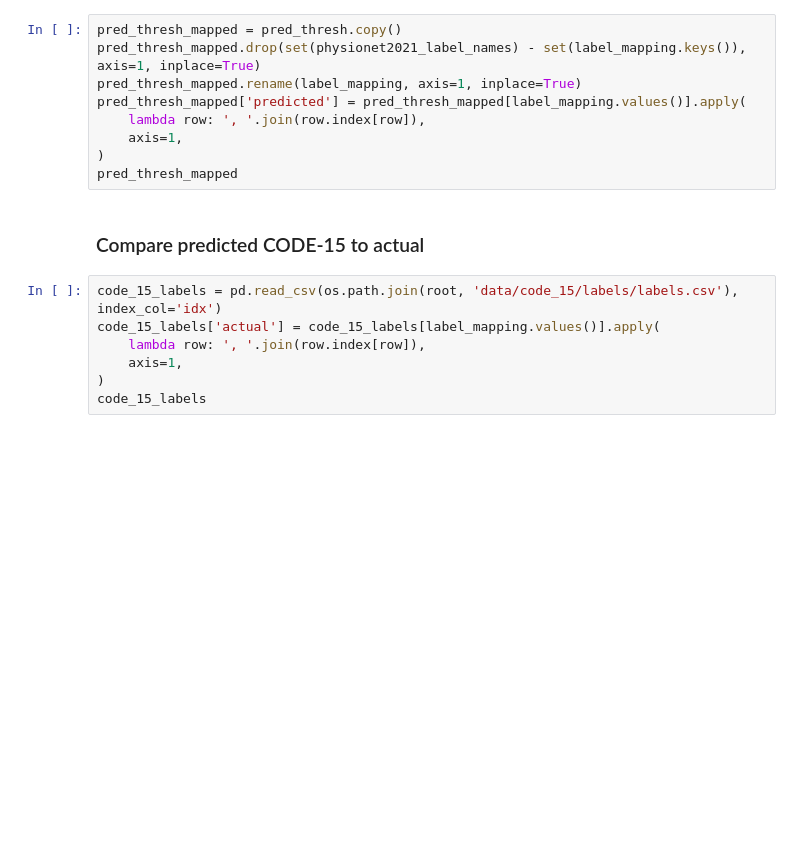
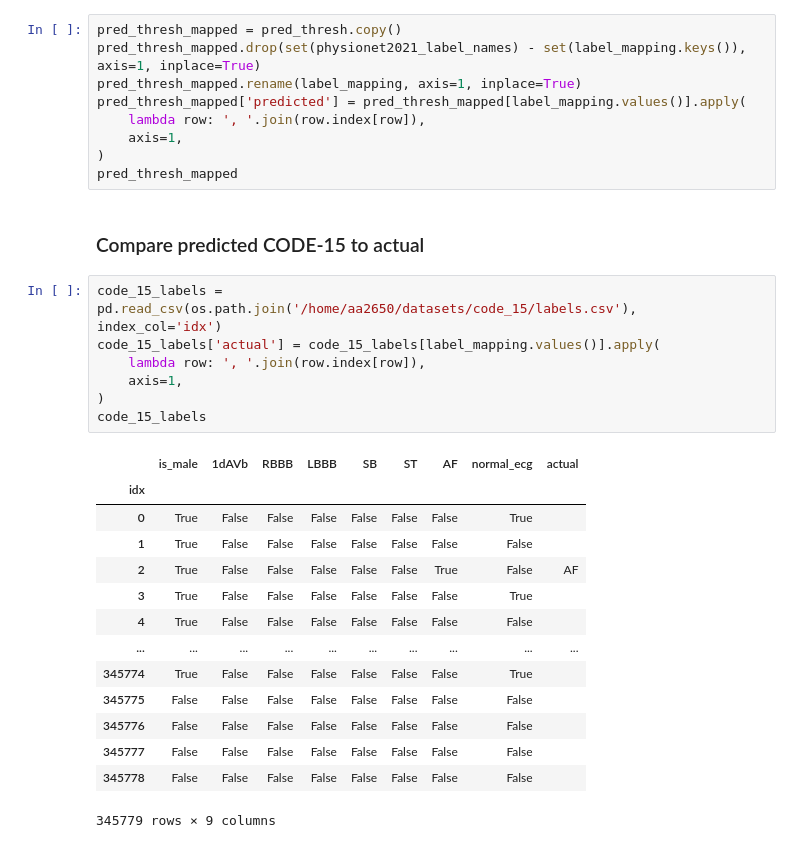
Before and after one commit to andresalvarezolmo/ECG-FM, a Jupyter notebook: notebooks/inference_CODE15.ipynb, the cells around one changed output. Cells and saved outputs as stored; diff of their text form; blank space fills up the shorter version.

```diff
--- a/notebooks/inference_CODE15.ipynb
+++ b/notebooks/inference_CODE15.ipynb
@@ -194,12 +351,27 @@ pred_thresh_mapped
 # %% [markdown]
 ### Compare predicted CODE-15 to actual
 # %%
-code_15_labels = pd.read_csv(os.path.join(root, 'data/code_15/labels/labels.csv'), index_col='idx')
+code_15_labels = pd.read_csv(os.path.join('/home/aa2650/datasets/code_15/labels.csv'), index_col='idx')
 code_15_labels['actual'] = code_15_labels[label_mapping.values()].apply(
     lambda row: ', '.join(row.index[row]),
     axis=1,
 )
 code_15_labels
+# %% [output]
+|  | is_male | 1dAVb | RBBB | LBBB | SB | ST | AF | normal_ecg | actual |
+| idx |  |  |  |  |  |  |  |  |  |
+| 0 | True | False | False | False | False | False | False | True |  |
+| 1 | True | False | False | False | False | False | False | False |  |
+| 2 | True | False | False | False | False | False | True | False | AF |
+| 3 | True | False | False | False | False | False | False | True |  |
+| 4 | True | False | False | False | False | False | False | False |  |
+| ... | ... | ... | ... | ... | ... | ... | ... | ... | ... |
+| 345774 | True | False | False | False | False | False | False | True |  |
+| 345775 | False | False | False | False | False | False | False | False |  |
+| 345776 | False | False | False | False | False | False | False | False |  |
+| 345777 | False | False | False | False | False | False | False | False |  |
+| 345778 | False | False | False | False | False | False | False | False |  |
+345779 rows × 9 columns
 # %%
 # Visualize predicted and actual labels side-by-side
 pred_thresh_mapped[['predicted']].join(code_15_labels[['actual']], how='left')
```
Also changed, not shown: parts of 23 cells of this notebook.
